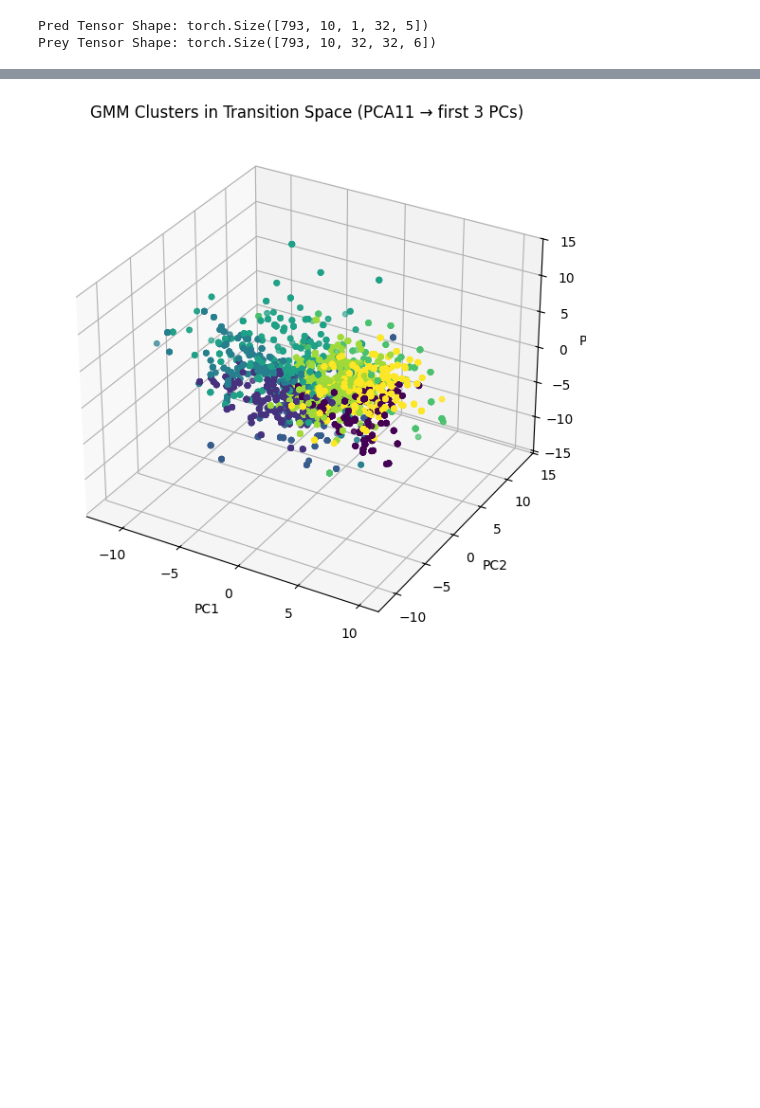
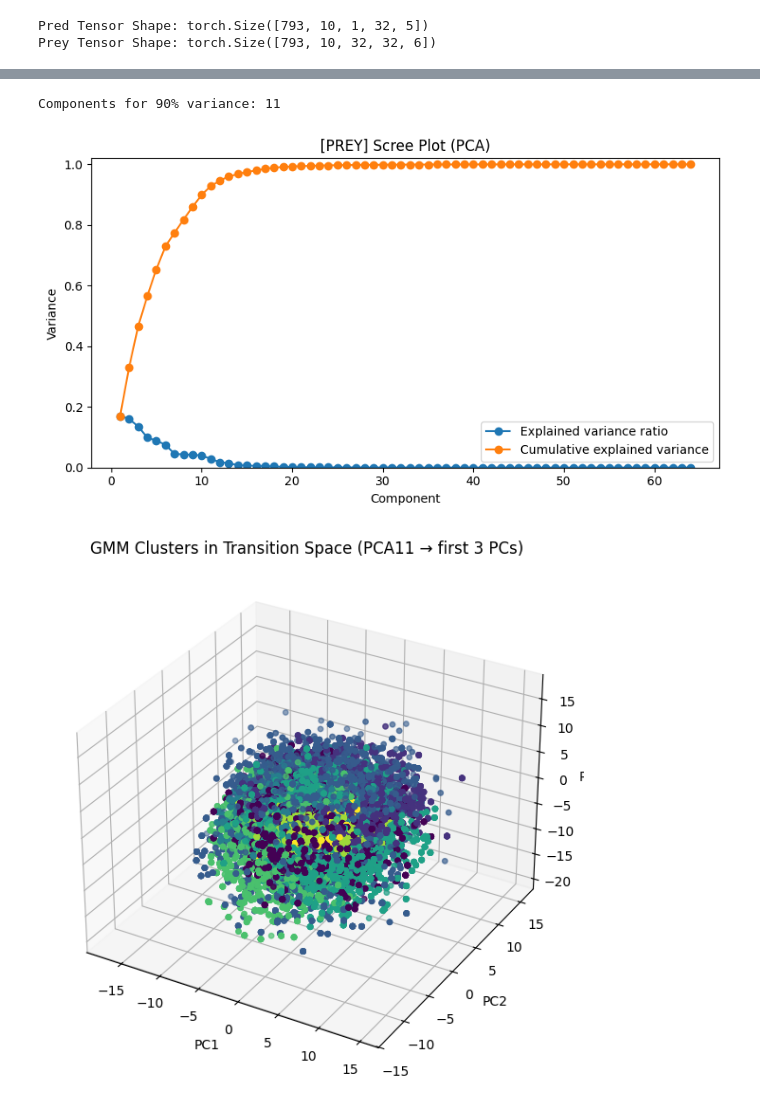
Before and after one commit to wirthy21/Master-Thesis, a Jupyter notebook: notebooks - gail_testing/4. Feature Clustering.ipynb, the cells around one changed output, grey strips where cells are left out. Saved outputs shown, nothing was run; the diff lists cells and outputs as text; code cells hidden in the pictures; blank space fills up the shorter version.

Commit message:
Feature Clustering

```diff
--- a/notebooks - gail_testing/4. Feature Clustering.ipynb
+++ b/notebooks - gail_testing/4. Feature Clustering.ipynb
@@ -407,7 +505,14 @@ epoch 1000: loss=19.060389 sim=0.0461 std=1.0093 cov=0.5539 std_mean=0.495
 Predator Encoder trained & frozen.
 # %%
+scaler = StandardScaler()
 prey_states = exp_prey_tensor[..., :5]
 _, trans_prey = prey_encoder(prey_states)
+x_prey = trans_prey.detach().cpu().numpy()
+prey_trans_dim = x_prey.reshape(-1, x_prey.shape[-1])
+scaled_prey = scaler.fit_transform(prey_trans_dim)
 
 pred_states = exp_pred_tensor[..., :4]
 _, trans_pred = pred_encoder(pred_states)
+x_pred = trans_pred.detach().cpu().numpy()
+pred_trans_dim = x_pred.reshape(-1, x_pred.shape[-1])
+scaled_pred = scaler.fit_transform(pred_trans_dim)
@@ -631,17 +519,6 @@ Mean center distance: 6.997390876975476
-# %%
-X_3d = X_pca[:, :3]
-
-fig = plt.figure(figsize=(7, 6))
-ax = fig.add_subplot(111, projection="3d")
-
-sc = ax.scatter(X_3d[:, 0], X_3d[:, 1], X_3d[:, 2], c=labels, s=15)
-
-ax.set_xlabel("PC1")
-ax.set_ylabel("PC2")
-ax.set_zlabel("PC3")
-ax.set_title("GMM Clusters in Transition Space (PCA11 → first 3 PCs)")
-
-plt.tight_layout()
-plt.show()
-# %% [output]
-[figure, removed]
+# %%
+plot_pca(prey_trans_dim, role="prey")
+# %% [output]
+Components for 90% variance: 11
+[figure, added]
+[figure, added]
```
Also changed, not shown: parts of 14 cells of this notebook, 1 other file.
